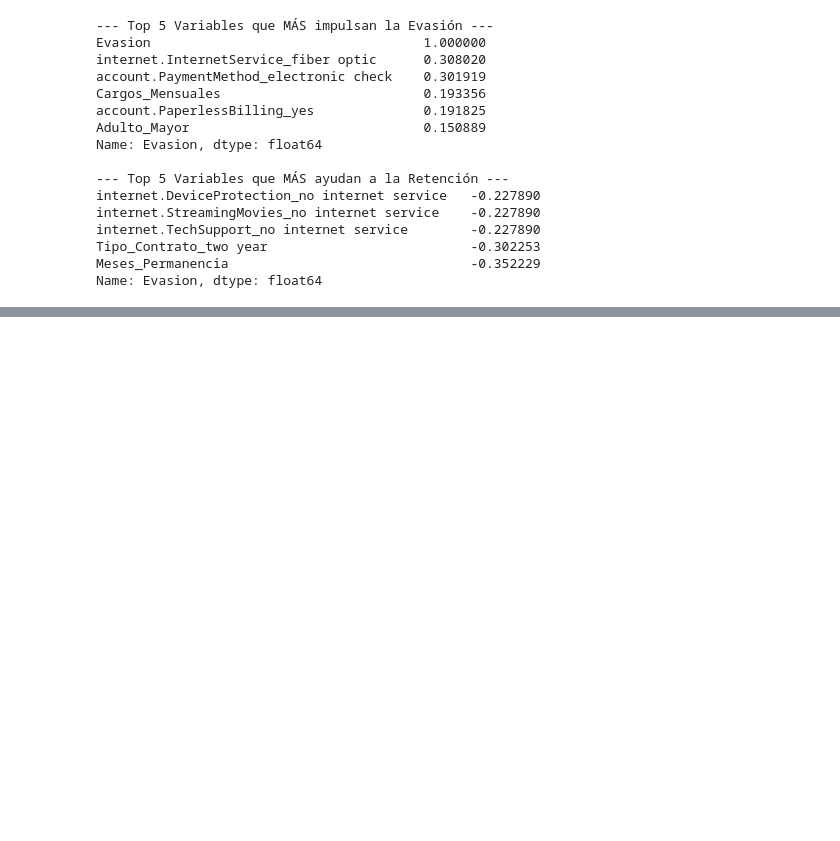
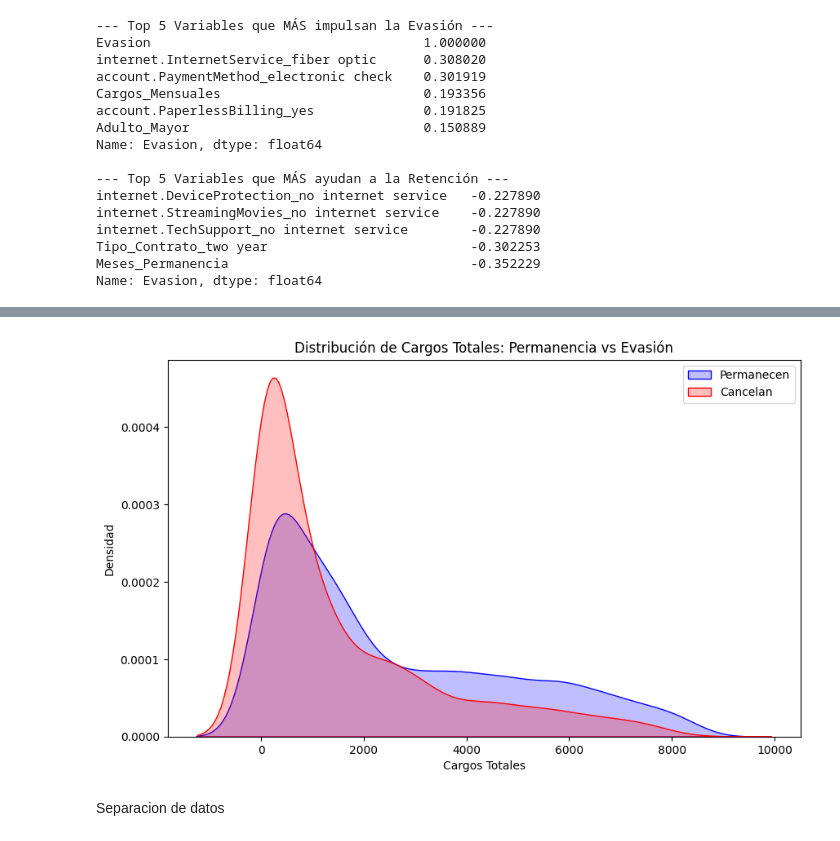
Before and after one commit to DAMS-1/Challenge-2---Telecom-X, a Jupyter notebook: Challenge_2_Telecom.ipynb, the cells around one changed output, grey strips where cells are left out. Drawn from its saved outputs; the diff is of its cells as text; code cells hidden in the pictures; blank space fills up the shorter version.

```diff
--- a/Challenge_2_Telecom.ipynb
+++ b/Challenge_2_Telecom.ipynb
@@ -197,0 +216,16 @@ Name: Evasion, dtype: float64
+# %%
+plt.figure(figsize=(10, 6))
+
+sns.kdeplot(df[df['Evasion'] == 0]['Cargos_Totales'], label='Permanecen', fill=True, color='blue')
+sns.kdeplot(df[df['Evasion'] == 1]['Cargos_Totales'], label='Cancelan', fill=True, color='red')
+
+plt.title('Distribución de Cargos Totales: Permanencia vs Evasión')
+plt.xlabel('Cargos Totales')
+plt.ylabel('Densidad')
+
+plt.legend()
+plt.show()
+# %% [output]
+[figure, added]
+# %% [markdown]
+Separacion de datos
```
Also changed, not shown: parts of 3 cells of this notebook.
